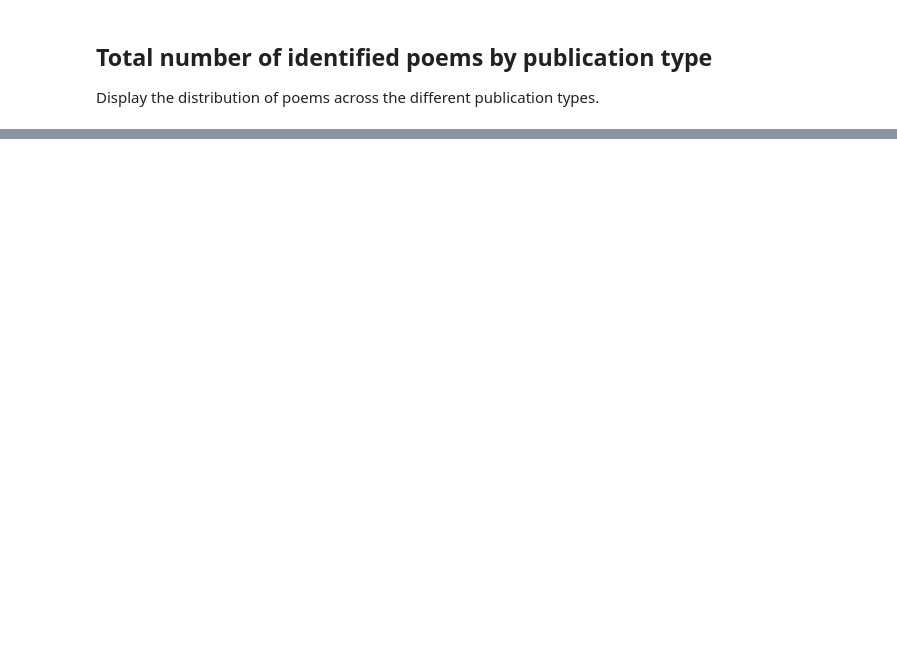
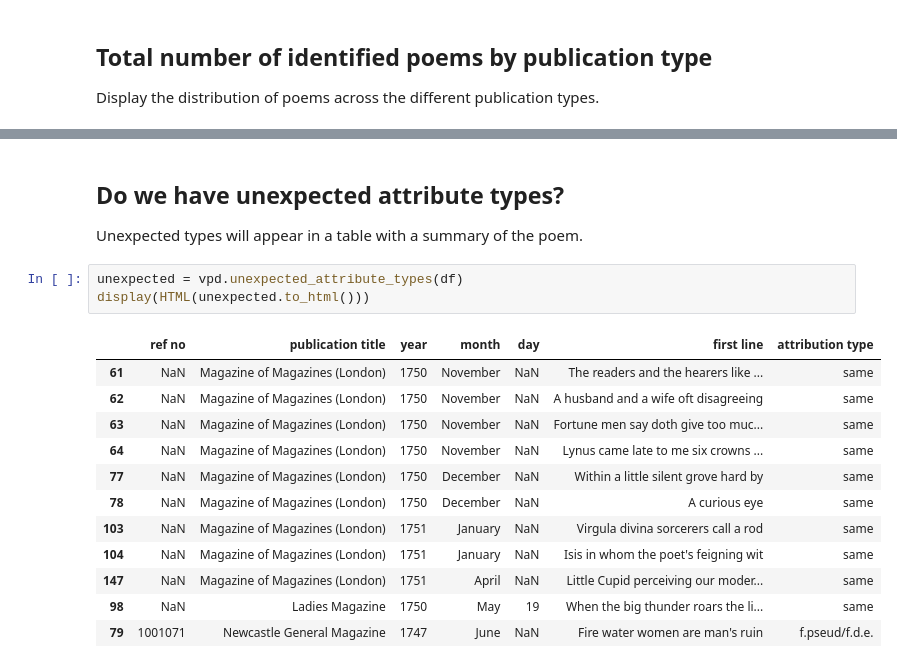
Before and after one commit to ilrt/VisualisingPoeticCulture, a Jupyter notebook: notebooks/02-data.ipynb, the cells around one changed output, grey strips where cells are left out. Saved outputs shown, nothing was run; the diff lists cells and outputs as text; blank space fills up the shorter version.

```diff
--- a/notebooks/02-data.ipynb
+++ b/notebooks/02-data.ipynb
@@ -115,0 +117,20 @@ plot.show()
+# %% [markdown]
+## Do we have unexpected attribute types?
+
+Unexpected types will appear in a table with a summary of the poem.
+# %%
+unexpected = vpd.unexpected_attribute_types(df)
+display(HTML(unexpected.to_html()))
+# %% [output]
+|  | ref no | publication title | year | month | day | first line | attribution type |
+| 61 | NaN | Magazine of Magazines (London) | 1750 | November | NaN | The readers and the hearers like ... | same |
+| 62 | NaN | Magazine of Magazines (London) | 1750 | November | NaN | A husband and a wife oft disagreeing | same |
+| 63 | NaN | Magazine of Magazines (London) | 1750 | November | NaN | Fortune men say doth give too muc... | same |
+| 64 | NaN | Magazine of Magazines (London) | 1750 | November | NaN | Lynus came late to me six crowns ... | same |
+| 77 | NaN | Magazine of Magazines (London) | 1750 | December | NaN | Within a little silent grove hard by | same |
+| 78 | NaN | Magazine of Magazines (London) | 1750 | December | NaN | A curious eye | same |
+| 103 | NaN | Magazine of Magazines (London) | 1751 | January | NaN | Virgula divina sorcerers call a rod | same |
+| 104 | NaN | Magazine of Magazines (London) | 1751 | January | NaN | Isis in whom the poet's feigning wit | same |
+| 147 | NaN | Magazine of Magazines (London) | 1751 | April | NaN | Little Cupid perceiving our moder... | same |
+| 98 | NaN | Ladies Magazine | 1750 | May | 19 | When the big thunder roars the li... | same |
+| 79 | 1001071 | Newcastle General Magazine | 1747 | June | NaN | Fire water women are man's ruin | f.pseud/f.d.e. |
```
Also changed, not shown: parts of 5 cells of this notebook, 6 other files.
